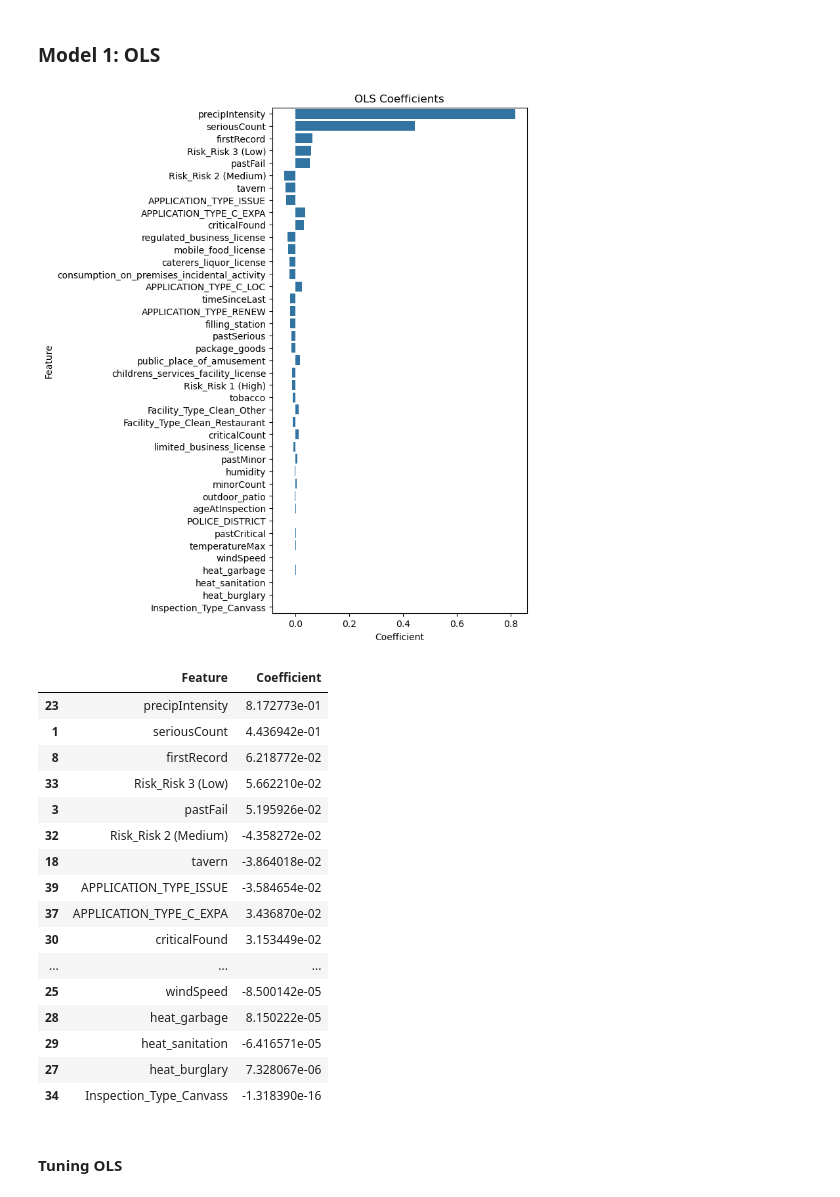
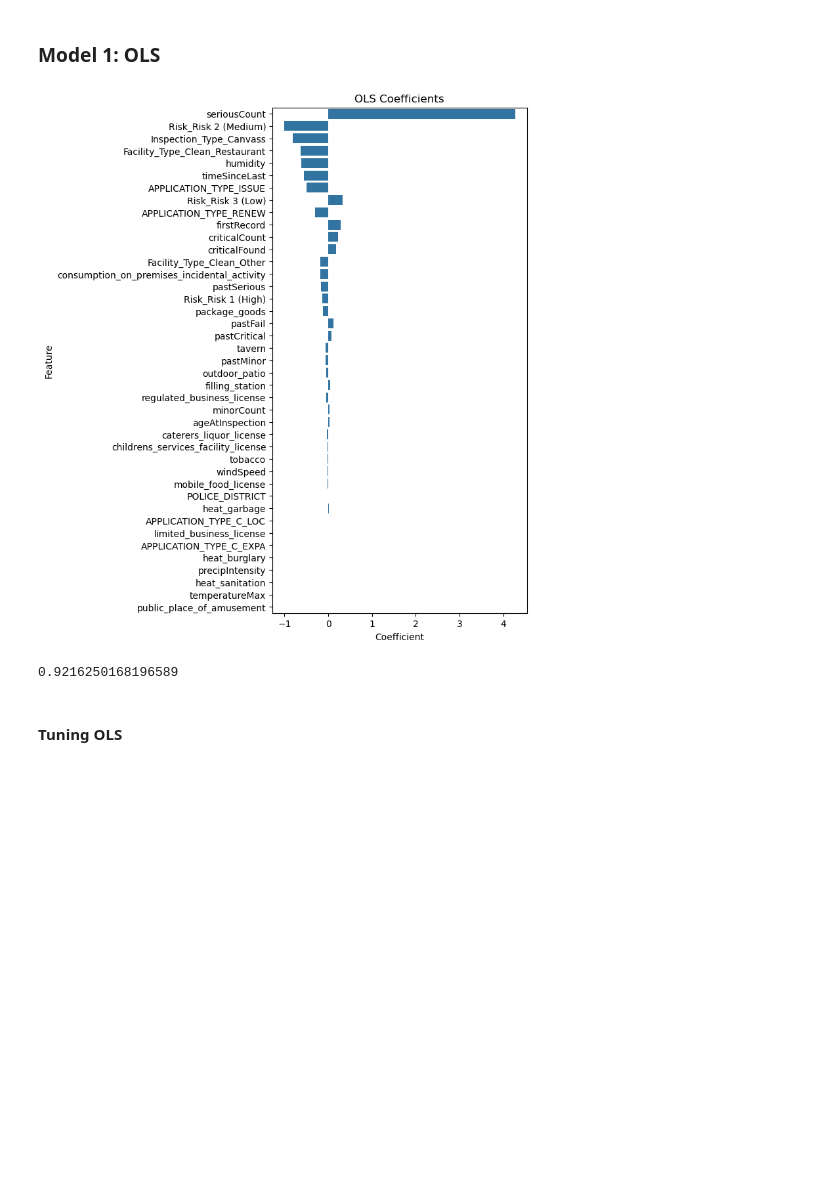
Before and after one commit to nereidagra/Computational-Social-Science-Projects, a Jupyter notebook: Project 3/Project 3 Students.ipynb, the cells around one changed output. Saved outputs shown, nothing was run; the diff lists cells and outputs as text; code cells hidden in the pictures; blank space fills up the shorter version.

```diff
--- a/Project 3/Project 3 Students.ipynb
+++ b/Project 3/Project 3 Students.ipynb
@@ -254,52 +237,45 @@ X_train, X_test, y_train, y_test = train_test_split(X,
 ### Model 1: OLS
 # %%
 # create a model -- not tuning yet
-lin_reg = LinearRegression()
+log_reg = LogisticRegression()
 
 # fit the model
-lin_model = lin_reg.fit(X_train, y_train)
+log_model = log_reg.fit(X, y)
 
 # taking a look
 # dataframe
-lin_reg_data = pd.DataFrame({
-    'Feature': X_train.columns,
-    'Coefficient': lin_model.coef_.flatten()
+log_reg_data = pd.DataFrame({
+    'Feature': X.columns,
+    'Coefficient': log_model.coef_.flatten()
 })
 
 #plot
 #lin_reg_data = lin_reg_data.sort_values(by='Coefficient', ascending=False)
-lin_reg_data = lin_reg_data.reindex(lin_reg_data['Coefficient'].abs().sort_values(ascending=False).index)
+log_reg_data = log_reg_data.reindex(log_reg_data['Coefficient'].abs().sort_values(ascending=False).index)
 
 plt.figure(figsize=(5, 10))
 
-lin_reg_plot = sns.barplot(x="Coefficient",
+log_reg_plot = sns.barplot(x="Coefficient",
                  y="Feature",
-                 data=lin_reg_data)
+                 data=log_reg_data)
 
-lin_reg_plot.set_title("OLS Coefficients")
+log_reg_plot.set_title("OLS Coefficients")
 #plt.xlim(-.006,.01)
 plt.show()
 #coefficients
-lin_reg_data
+log_reg_data
+
+# specify cross-validation
+scores = cross_val_score(rf_classifier,
+                         X,
+                         y,
+                         cv=5)
+
+# calculate the average score across models
+print(scores.mean())
 # %% [output]
-[figure, old version]
+[figure, new version]
-|  | Feature | Coefficient |
-| 23 | precipIntensity | 8.172773e-01 |
-| 1 | seriousCount | 4.436942e-01 |
-| 8 | firstRecord | 6.218772e-02 |
-| 33 | Risk_Risk 3 (Low) | 5.662210e-02 |
-| 3 | pastFail | 5.195926e-02 |
-| 32 | Risk_Risk 2 (Medium) | -4.358272e-02 |
-| 18 | tavern | -3.864018e-02 |
-| 39 | APPLICATION_TYPE_ISSUE | -3.584654e-02 |
-| 37 | APPLICATION_TYPE_C_EXPA | 3.436870e-02 |
-| 30 | criticalFound | 3.153449e-02 |
-| ... | ... | ... |
-| 25 | windSpeed | -8.500142e-05 |
-| 28 | heat_garbage | 8.150222e-05 |
-| 29 | heat_sanitation | -6.416571e-05 |
-| 27 | heat_burglary | 7.328067e-06 |
-| 34 | Inspection_Type_Canvass | -1.318390e-16 |
+0.9216250168196589
 # %% [markdown]
 #### Tuning OLS
 # %%
```
Also changed, not shown: parts of 34 cells of this notebook, 1 other file.
